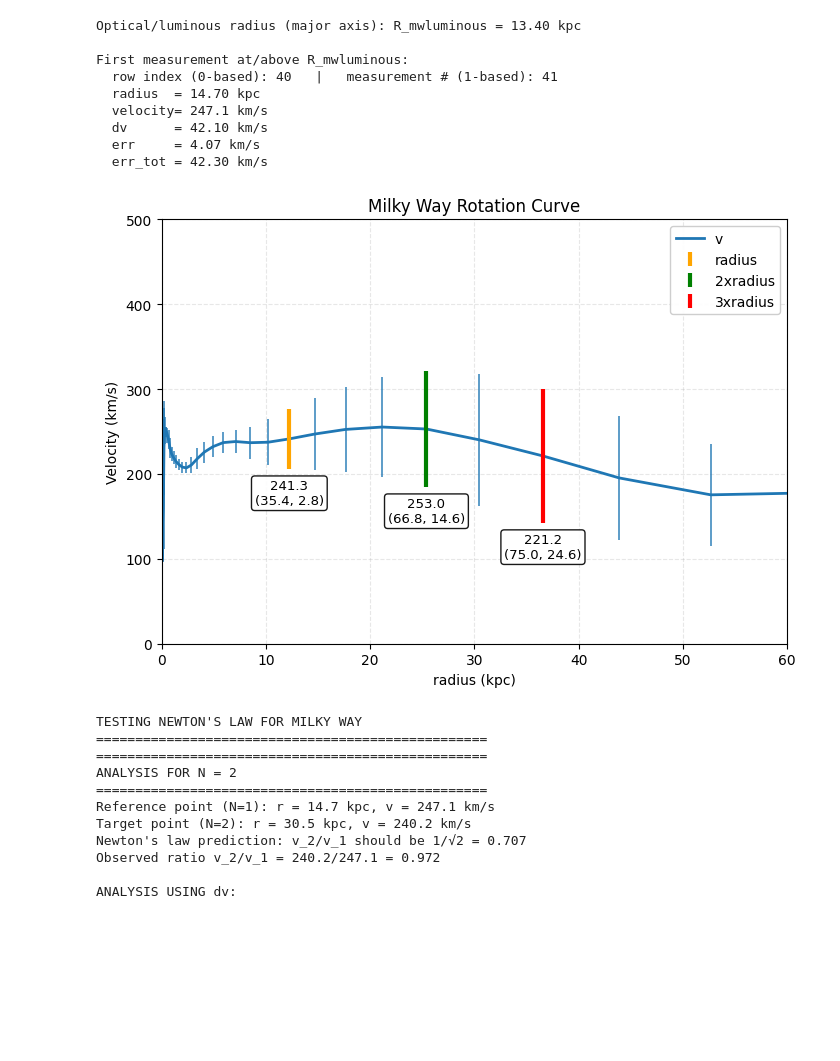
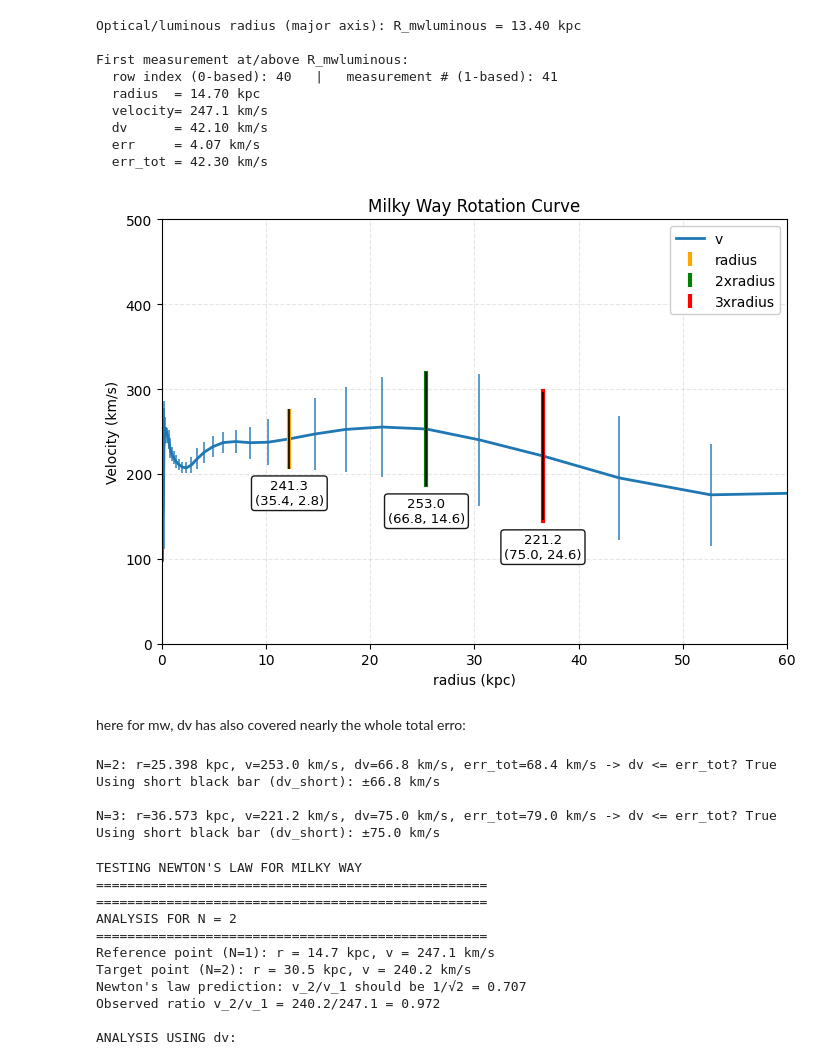
Before and after one commit to elhamkashi/DSPS_EKashi, a Jupyter notebook: HW4/MWrotCurve_instructions.ipynb, the cells around one changed output. Drawn from its saved outputs; the diff is of its cells as text; code cells hidden in the pictures; blank space fills up the shorter version.

```diff
--- a/HW4/MWrotCurve_instructions.ipynb
+++ b/HW4/MWrotCurve_instructions.ipynb
@@ -1049,7 +1018,7 @@ make a plot that shows
 # --- config ---
 R_lum = luminous_radius            # kpc
 x_left, x_right = 0, 80
-y_bottom, y_top = 0, 500
+y_bottom, y_top = 0, 400
 
 # --- pick columns robustly ---
 rcol = 'r' if 'r' in m31.columns else 'radius'
@@ -1092,7 +1061,11 @@ for N in (1, 2, 3):
 
     # colored, thick error bar (no marker)
     ax.errorbar([rN], [vN], yerr=[eTotN],
-                fmt='none', ecolor=N_colors[N], elinewidth=3.0, label=labels[N])
+                fmt='none', ecolor=N_colors[N], elinewidth=3.0, alpha=0.85,label=labels[N] )
+
+        # black short error bar
+    ax.errorbar([rN], [vN], yerr=[dvN],
+                fmt='none', ecolor= 'k', elinewidth=1.2)
 
     # annotation UNDER the point: first line v; second line (dv, err)
     ax.text(rN, vN - eTotN - 18, f"{vN:.1f}\n({dvN:.1f}, {ePlain:.1f})",
@@ -1117,0 +1097,20 @@ plt.show()
+# %%
+# Print diagnostics for N = 2 and N = 3
+for N in (2, 3):
+    target = N * R_lum
+    # use in-window data if available, else fall back to full df
+    sel = dfw if len(dfw) else df
+
+    idx = (sel[rcol] - target).abs().idxmin()
+    row = sel.loc[idx]
+
+    rN    = float(row[rcol])
+    vN    = float(row[vcol])
+    dvN   = float(row[dvcol])
+    eTotN = float(row[errtot_col])
+
+    dv_short = min(dvN, eTotN)  # short black bar should not exceed total
+
+    print(f"N={N}: r={rN:.3f} kpc, v={vN:.1f} km/s, dv={dvN:.1f} km/s, "
+          f"err_tot={eTotN:.1f} km/s -> dv <= err_tot? {dvN <= eTotN}")
+    print(f"Using short black bar (dv_short): ±{dv_short:.1f} km/s\n")
@@ -2022,34 +2027,66 @@ for N in (1, 2, 3):
     rN, vN = float(row[rcol]), float(row[vcol])
     dvN    = float(row[dvcol])
     eTotN  = float(row[errtot_col])
     ePlain = float(row[err_plain_col]) if err_plain_col else eTotN  # fallback
 
     # colored, thick error bar (no marker)
     ax.errorbar([rN], [vN], yerr=[eTotN],
                 fmt='none', ecolor=N_colors[N], elinewidth=3.0, label=labels[N])
 
+    # black short error bar
+    ax.errorbar([rN], [vN], yerr=[dvN],
+                fmt='none', ecolor= 'k', elinewidth=1.2)
+
     # annotation UNDER the point: first line v; second line (dv, err)
     ax.text(rN, vN - eTotN - 12, f"{vN:.1f}\n({dvN:.1f}, {ePlain:.1f})",
             ha='center', va='top', fontsize=9.5,
             bbox=dict(boxstyle='round,pad=0.25', facecolor='white', alpha=0.9))
 
 # Axes, legend, cosmetics
 ax.set_xlim(x_left, x_right)
 ax.set_ylim(y_bottom, y_top)
 ax.set_xlabel('radius (kpc)')
 ax.set_ylabel('Velocity (km/s)')
 ax.grid(alpha=0.3, linestyle='--')
 
 # Legend: only the four desired entries
 handles, labels = ax.get_legend_handles_labels()
 dedup = dict(zip(labels, handles))
 ax.legend(dedup.values(), dedup.keys(), loc='upper right', framealpha=0.95)
 
 plt.title('Milky Way Rotation Curve')
 plt.tight_layout()
 plt.show()
 # %% [output]
-[figure, old version]
+[figure, new version]
+# %% [markdown]
+here for mw, dv has also  covered nearly the whole total erro:
+# %%
+# Print diagnostics for N = 2 and N = 3
+for N in (2, 3):
+    target = N * R_mwlum
+    # use in-window data if available, else fall back to full df
+    sel = dfw if len(dfw) else df
+
+    idx = (sel[rcol] - target).abs().idxmin()
+    row = sel.loc[idx]
+
+    rN    = float(row[rcol])
+    vN    = float(row[vcol])
+    dvN   = float(row[dvcol])
+    eTotN = float(row[errtot_col])
+
+    dv_short = min(dvN, eTotN)  # short black bar should not exceed total
+
+    print(f"N={N}: r={rN:.3f} kpc, v={vN:.1f} km/s, dv={dvN:.1f} km/s, "
+          f"err_tot={eTotN:.1f} km/s -> dv <= err_tot? {dvN <= eTotN}")
+    print(f"Using short black bar (dv_short): ±{dv_short:.1f} km/s\n")
+# %% [output]
+N=2: r=25.398 kpc, v=253.0 km/s, dv=66.8 km/s, err_tot=68.4 km/s -> dv <= err_tot? True
+Using short black bar (dv_short): ±66.8 km/s
+
+N=3: r=36.573 kpc, v=221.2 km/s, dv=75.0 km/s, err_tot=79.0 km/s -> dv <= err_tot? True
+Using short black bar (dv_short): ±75.0 km/s
 # %%
 # === COMPLETE ANALYSIS FOR MILKY WAY ===
 
```
Also changed, not shown: parts of 14 cells of this notebook.
